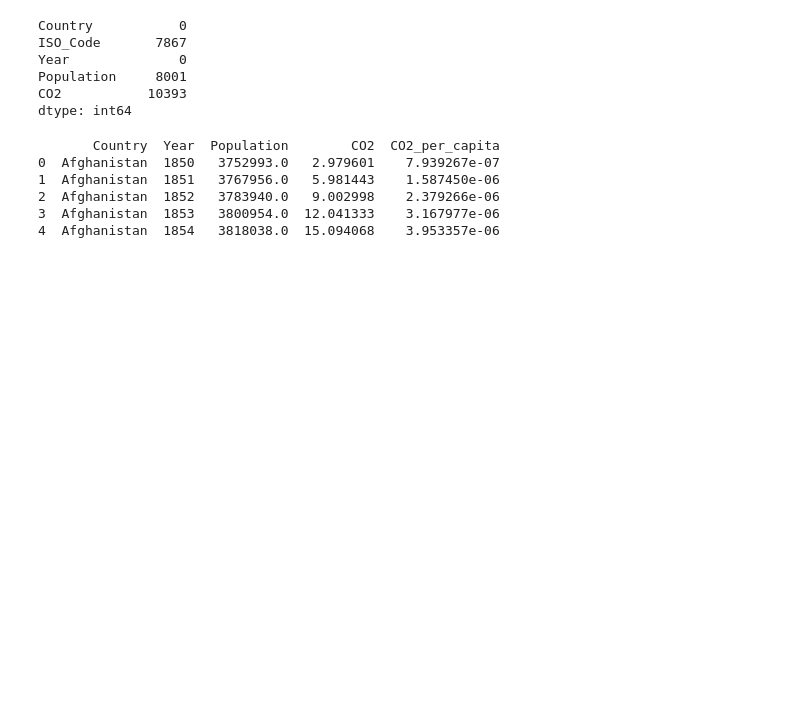
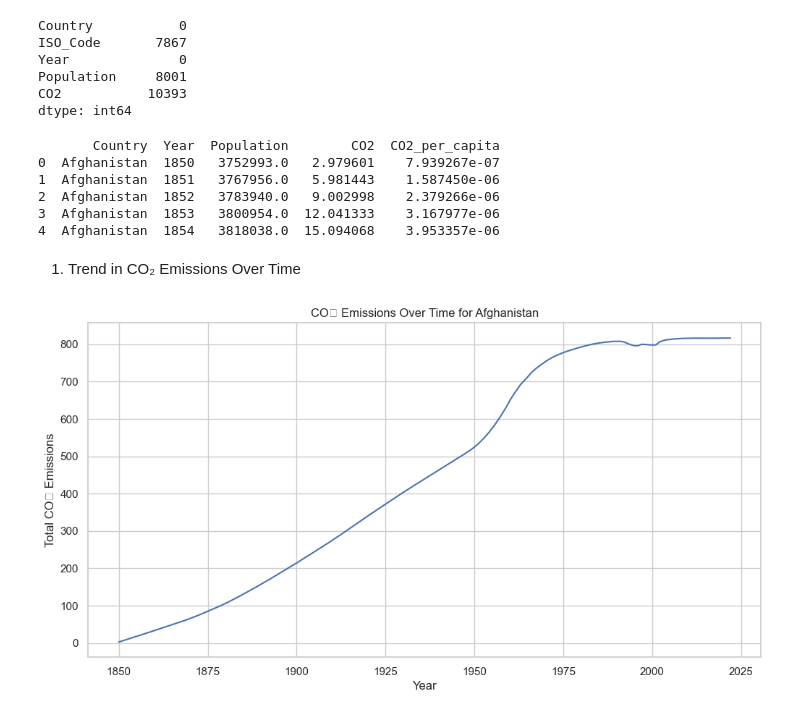
Before and after one commit to alextran21211/adsc3910-project-group-5, a Jupyter notebook: notebooks/eda.ipynb, the cells around one changed output. Cells and saved outputs as stored; diff of their text form; code cells hidden in the pictures; blank space fills up the shorter version.

Commit message:
Line plot of CO2 emissions of country over time

```diff
--- a/notebooks/eda.ipynb
+++ b/notebooks/eda.ipynb
@@ -71,3 +71,20 @@ print(df.head())
 2  Afghanistan  1852   3783940.0   9.002998    2.379266e-06
 3  Afghanistan  1853   3800954.0  12.041333    3.167977e-06
 4  Afghanistan  1854   3818038.0  15.094068    3.953357e-06
+# %%
+import matplotlib.pyplot as plt
+import seaborn as sns
+
+# Set style for Seaborn plots
+sns.set(style="whitegrid")
+# %% [markdown]
+1. Trend in CO₂ Emissions Over Time
+# %%
+plt.figure(figsize=(12, 6))
+sns.lineplot(data=df[df['Country'] == "Afghanistan"], x='Year', y='CO2', color="b")
+plt.title("CO₂ Emissions Over Time for Afghanistan")
+plt.xlabel("Year")
+plt.ylabel("Total CO₂ Emissions")
+plt.show()
+# %% [output]
+[figure, added]
```
